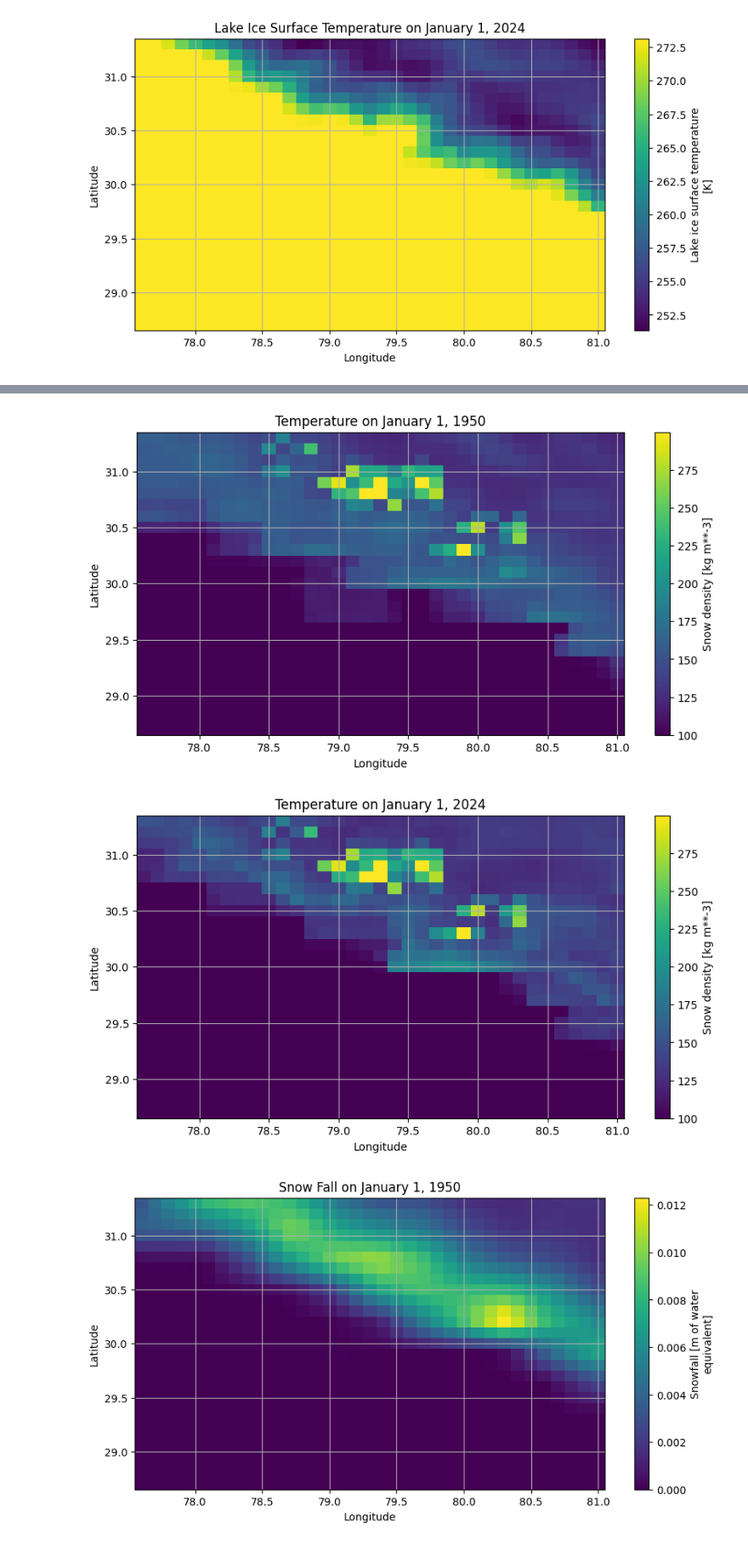
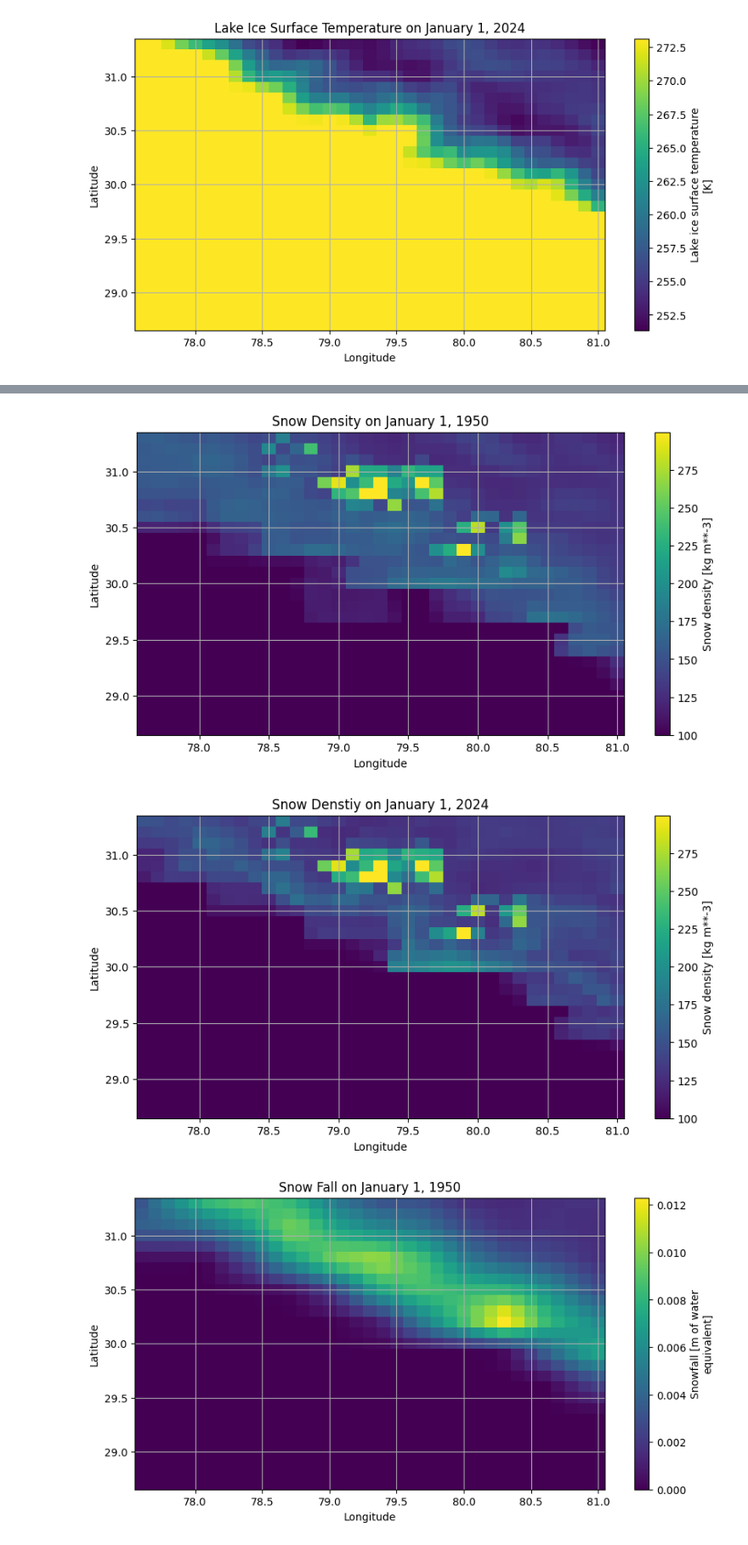
Before and after one commit to Tinitin2003/Climate-Geospatial-Analysis-of-Uttarakhand, a Jupyter notebook: notebook.ipynb, the cells around one changed output, grey strips where cells are left out. Shown at 85% size. Drawn from its saved outputs; the diff is of its cells as text; code cells hidden in the pictures.

```diff
--- a/notebook.ipynb
+++ b/notebook.ipynb
@@ -174,24 +195,24 @@ plt.show()
 # %%
 # Plot Snow Density for January 1, 1950
 plt.figure(figsize=(10, 5))
 ds.rsn.sel(time='1950-01-01').plot()
-plt.title('Temperature on January 1, 1950')
+plt.title('Snow Density on January 1, 1950')
 plt.xlabel('Longitude')
 plt.ylabel('Latitude')
 plt.grid(True)
 plt.show()
 
 # Plot Snow Density for January 1, 2024
 plt.figure(figsize=(10, 5))
 ds.rsn.sel(time='2024-01-01').plot()
-plt.title('Temperature on January 1, 2024')
+plt.title('Snow Denstiy on January 1, 2024')
 plt.xlabel('Longitude')
 plt.ylabel('Latitude')
 plt.grid(True)
 plt.show()
 # %% [output]
 [figure]
-[figure, old version]
+[figure, new version]
 # %%
 # Plot temperature for January 1, 1950
 plt.figure(figsize=(10, 5))
```
Also changed, not shown: parts of 2 cells of this notebook, 1 other file.
